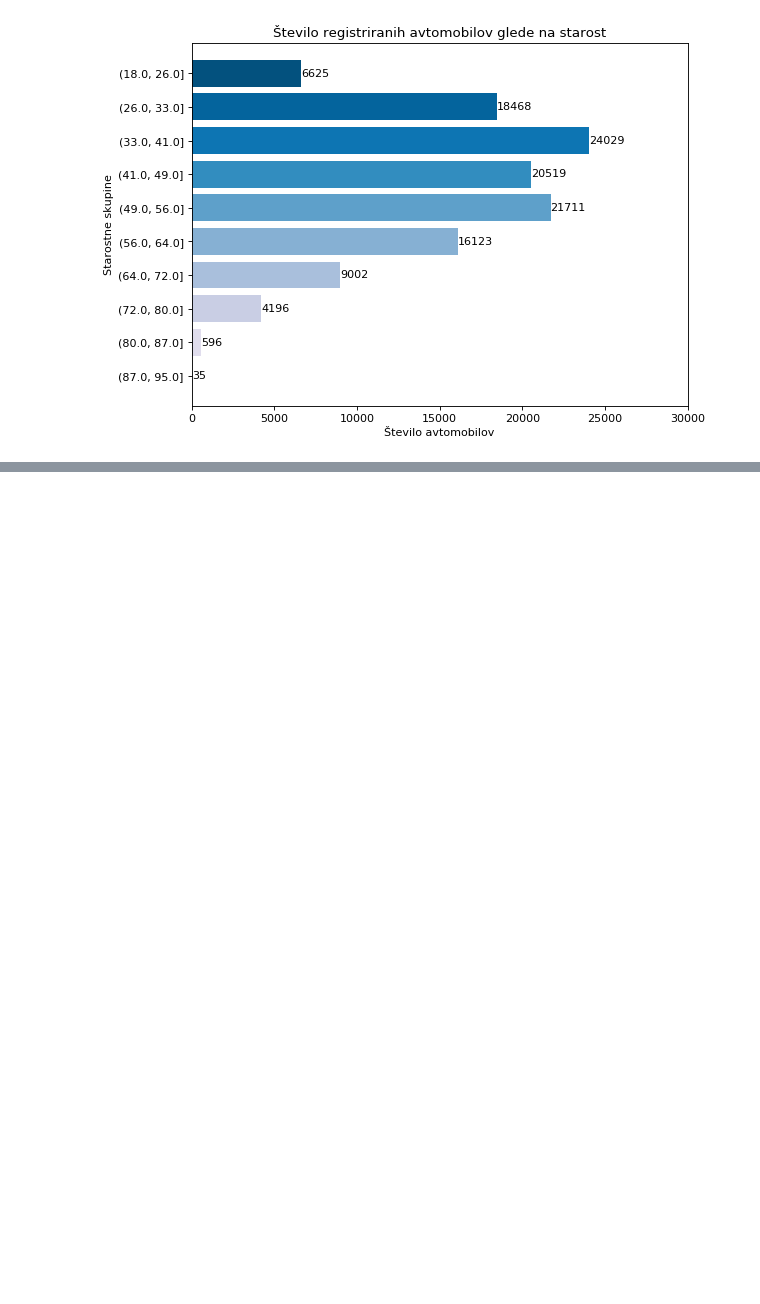
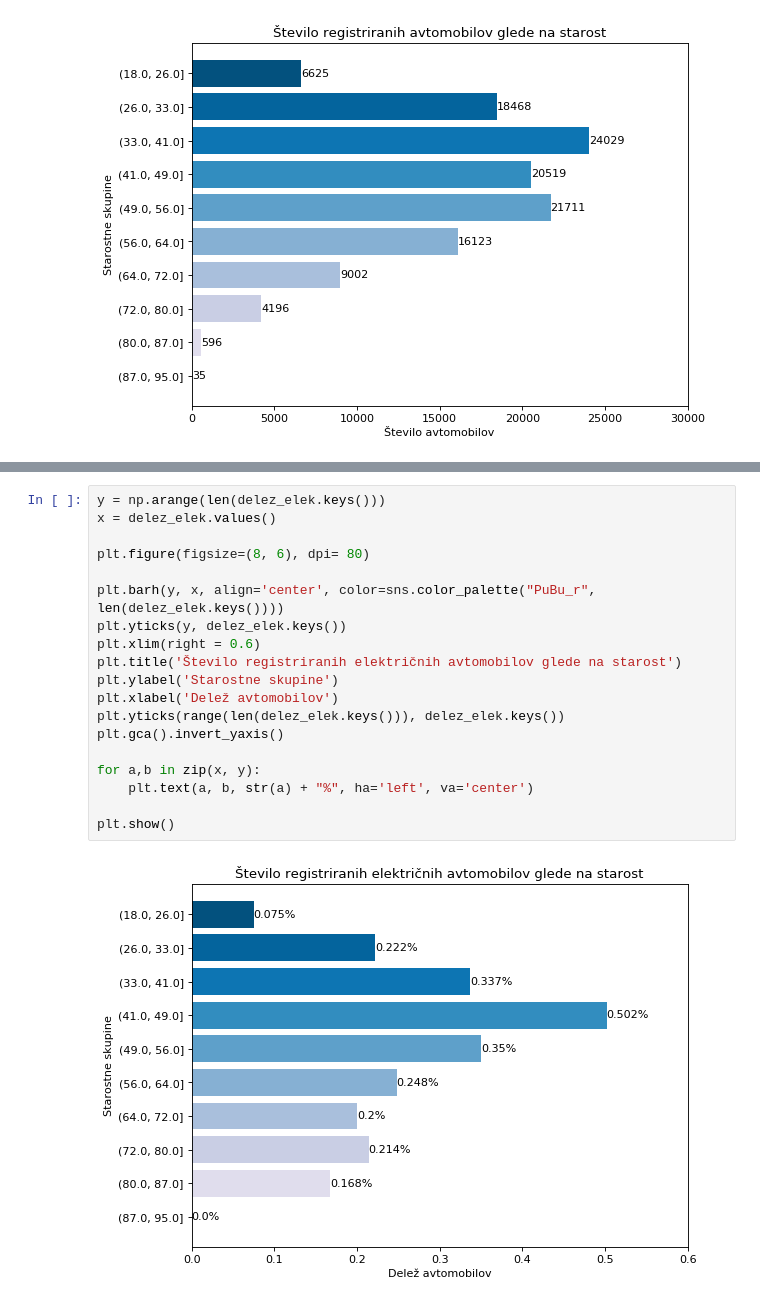
Before and after one commit to araspor/PR19ARMM, a Jupyter notebook: AR/test.ipynb, the cells around one changed output, grey strips where cells are left out. Saved outputs shown, nothing was run; the diff lists cells and outputs as text; blank space fills up the shorter version.

```diff
--- a/AR/test.ipynb
+++ b/AR/test.ipynb
@@ -520,0 +549,21 @@ plt.show()
+# %%
+y = np.arange(len(delez_elek.keys()))
+x = delez_elek.values()
+
+plt.figure(figsize=(8, 6), dpi= 80)
+
+plt.barh(y, x, align='center', color=sns.color_palette("PuBu_r", len(delez_elek.keys())))
+plt.yticks(y, delez_elek.keys())
+plt.xlim(right = 0.6)
+plt.title('Število registriranih električnih avtomobilov glede na starost')
+plt.ylabel('Starostne skupine')
+plt.xlabel('Delež avtomobilov')
+plt.yticks(range(len(delez_elek.keys())), delez_elek.keys())
+plt.gca().invert_yaxis()
+
+for a,b in zip(x, y):
+    plt.text(a, b, str(a) + "%", ha='left', va='center')
+
+plt.show()
+# %% [output]
+[figure, added]
```
Also changed, not shown: parts of 8 cells of this notebook.
